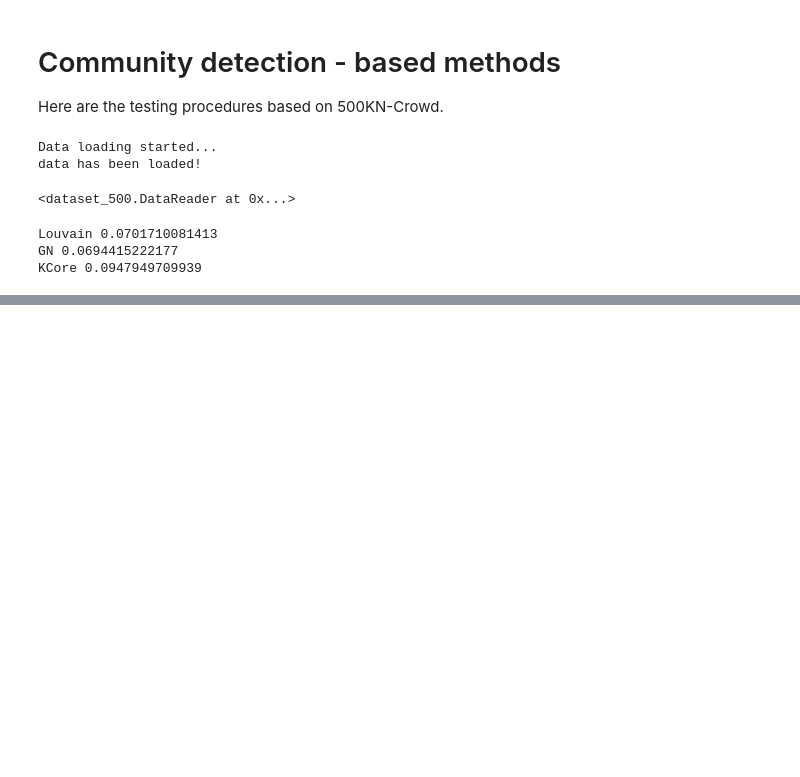
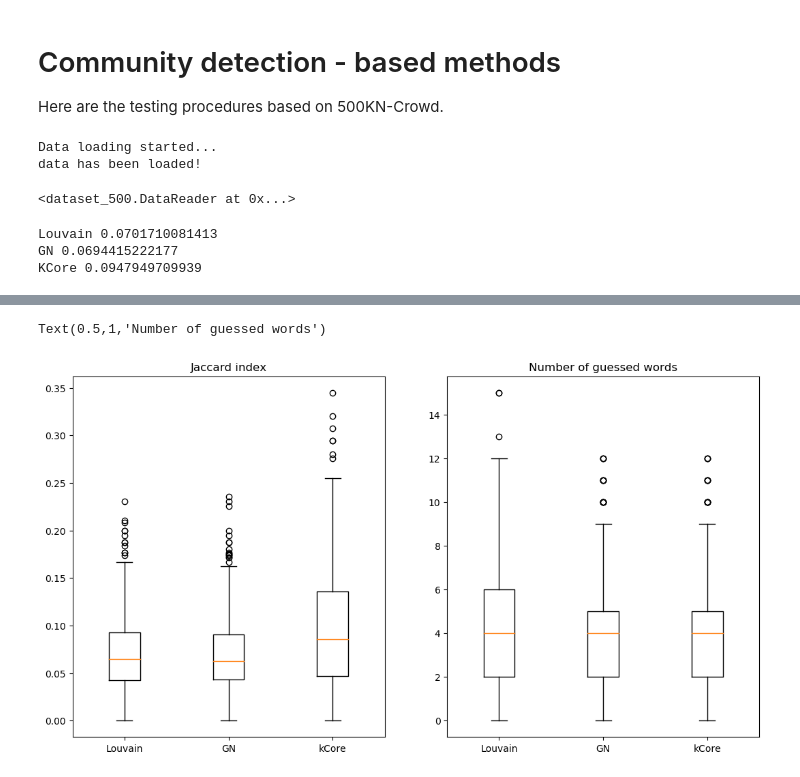
Before and after one commit to XuMuK1/KeywordsExtraction, a Jupyter notebook: CDMethods_evaluation.ipynb, the cells around one changed output, grey strips where cells are left out. Saved outputs shown, nothing was run; the diff lists cells and outputs as text; code cells hidden in the pictures; blank space fills up the shorter version.

```diff
--- a/CDMethods_evaluation.ipynb
+++ b/CDMethods_evaluation.ipynb
@@ -84,16 +69,16 @@ for i in np.arange(len(dataReader.train_data[0])):
 # %%
-with open('./guessed_graph_louv.pkl','wb') as fout:
-    pickle.dump(guessedWords_louv,fout)
+#with open('./guessed_graph_louv.pkl','wb') as fout:
+#    pickle.dump(guessedWords_louv,fout)
 
-with open('./guessed_graph_gn.pkl','wb') as fout:
-    pickle.dump(guessedWords_gn,fout)
+#with open('./guessed_graph_gn.pkl','wb') as fout:
+#    pickle.dump(guessedWords_gn,fout)
 
-with open('./guessed_graph_kcore.pkl','wb') as fout:
-    pickle.dump(guessedWords_kcore,fout)
+#with open('./guessed_graph_kcore.pkl','wb') as fout:
+#    pickle.dump(guessedWords_kCore,fout)
 
 guessedWords_louv=pickle.load(open("./guessed_graph_louv.pkl","rb"))
 guessedWords_gn=pickle.load(open("./guessed_graph_gn.pkl","rb"))
-guessedWords_kcore=pickle.load(open("./guessed_graph_kcore.pkl","rb"))
+guessedWords_kСore=pickle.load(open("./guessed_graph_kcore.pkl","rb"))
 # %%
 print("Louvain",np.mean(guessedWords_louv))
 print("GN",np.mean(guessedWords_gn))
@@ -100,0 +93,25 @@ print("KCore",np.mean(guessedWords_kCore))
+# %%
+#Formatting for boxplots
+jacData=np.zeros((450,3))
+guessData=np.zeros((450,3))
+
+jacData[:,0]=jind_louvain
+jacData[:,1]=jind_gn
+jacData[:,2]=jind_kcore
+
+guessData[:,0]=guessedWords_louv
+guessData[:,1]=guessedWords_gn
+guessData[:,2]=guessedWords_kСore
+
+labs = ["Louvain","GN","kCore"]
+# %%
+f, (ax1,ax2) = plt.subplots(1,2,figsize=(13,7))
+
+ax1.boxplot(jacData,labels=labs)
+ax1.set_title("Jaccard index")
+
+ax2.boxplot(guessData,labels=labs)
+ax2.set_title("Number of guessed words")
+# %% [output]
+Text(0.5,1,'Number of guessed words')
+[figure, added]
```
Also changed, not shown: parts of 4 cells of this notebook, 7 other files.
